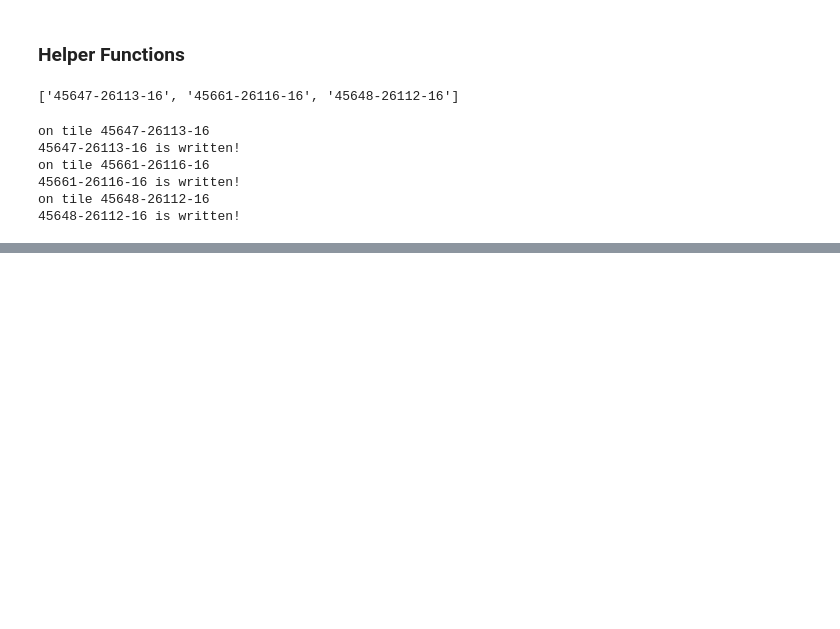
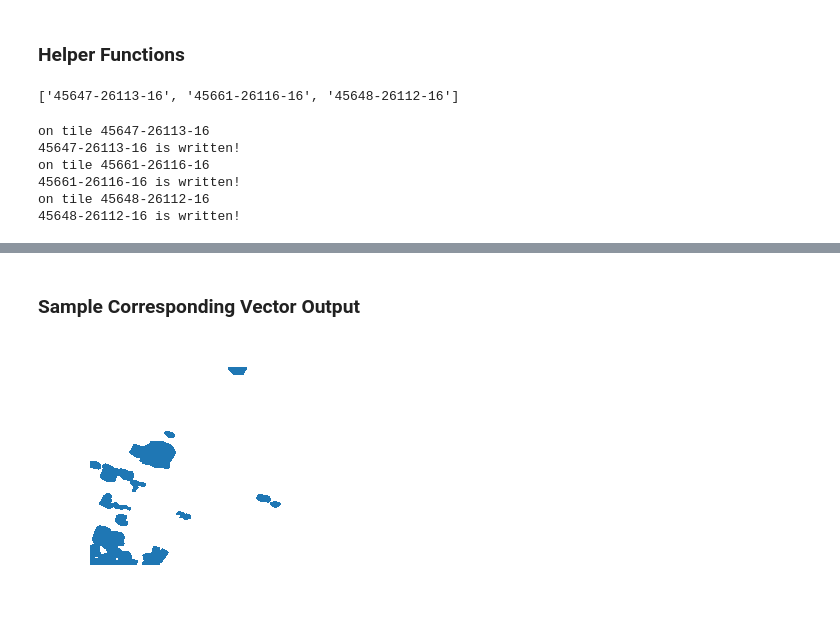
Before and after one commit to martham93/sandbox, a Jupyter notebook: LabelMaker_Afghanistan_Buildings.ipynb, the cells around one changed output, grey strips where cells are left out. Cells and saved outputs as stored; diff of their text form; code cells hidden in the pictures; blank space fills up the shorter version.

```diff
--- a/LabelMaker_Afghanistan_Buildings.ipynb
+++ b/LabelMaker_Afghanistan_Buildings.ipynb
@@ -341,0 +340,12 @@ plt.imshow(pred_mask)
+# %% [markdown]
+### Sample Corresponding Vector Output
+# %%
+vector = gpd.read_file('45661-26116-16/45661-26116-16.shp')
+
+
+f, ax = plt.subplots(1)
+ax = vector.plot(axes=ax)
+ax.set_axis_off()
+plt.show()
+# %% [output]
+[figure, added]
```
Also changed, not shown: parts of 13 cells of this notebook.
